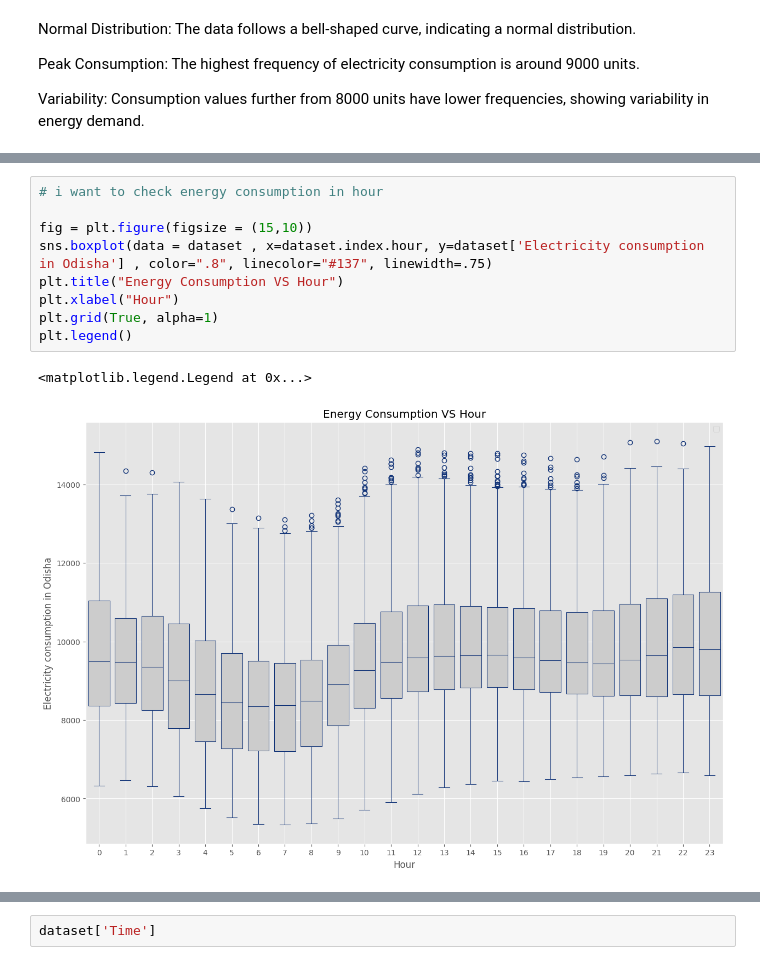
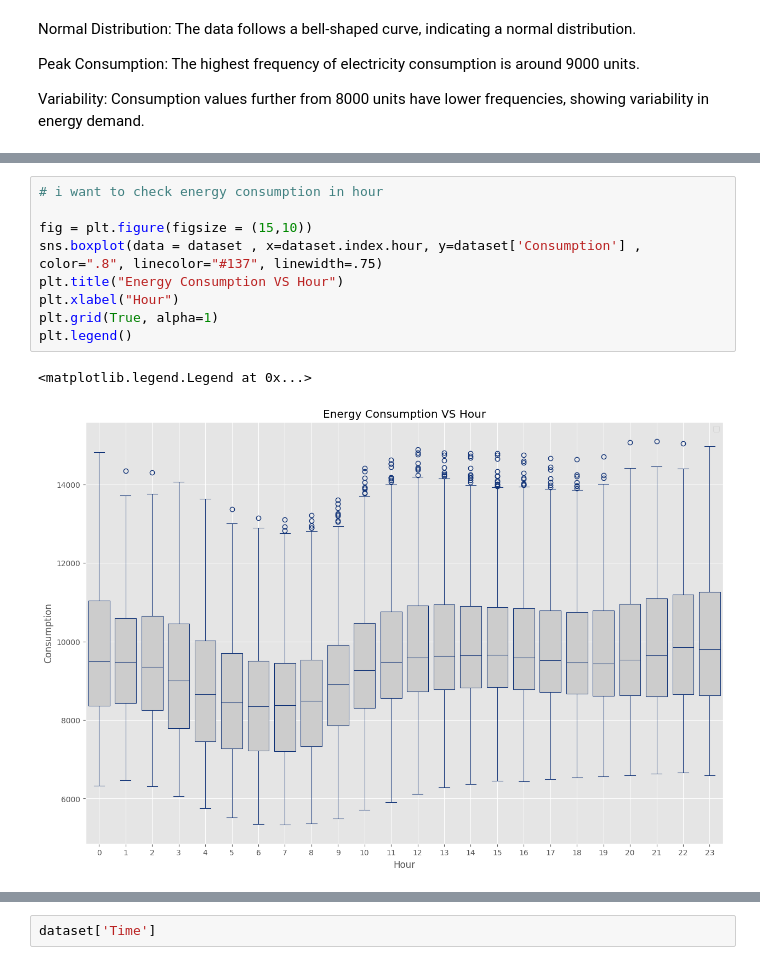
Before and after one commit to SadabAli/Energy-Consumption-prediction, a Jupyter notebook: EnergyConsumptionPrediction.ipynb, the cells around one changed output, grey strips where cells are left out. Saved outputs shown, nothing was run; the diff lists cells and outputs as text.

```diff
--- a/EnergyConsumptionPrediction.ipynb
+++ b/EnergyConsumptionPrediction.ipynb
@@ -370,14 +370,14 @@ plt.legend()
 # %%
 # i want to check energy consumption in hour
 
 fig = plt.figure(figsize = (15,10))
-sns.boxplot(data = dataset , x=dataset.index.hour, y=dataset['Electricity consumption in Odisha'] , color=".8", linecolor="#137", linewidth=.75)
+sns.boxplot(data = dataset , x=dataset.index.hour, y=dataset['Consumption'] , color=".8", linecolor="#137", linewidth=.75)
 plt.title("Energy Consumption VS Hour")
 plt.xlabel("Hour")
 plt.grid(True, alpha=1)
 plt.legend()
 # %% [output]
 <matplotlib.legend.Legend at 0x...>
-[figure, old version]
+[figure, new version]
 # %%
 fig = plt.figure(figsize = (15,10))
```
Also changed, not shown: parts of 29 cells of this notebook.
